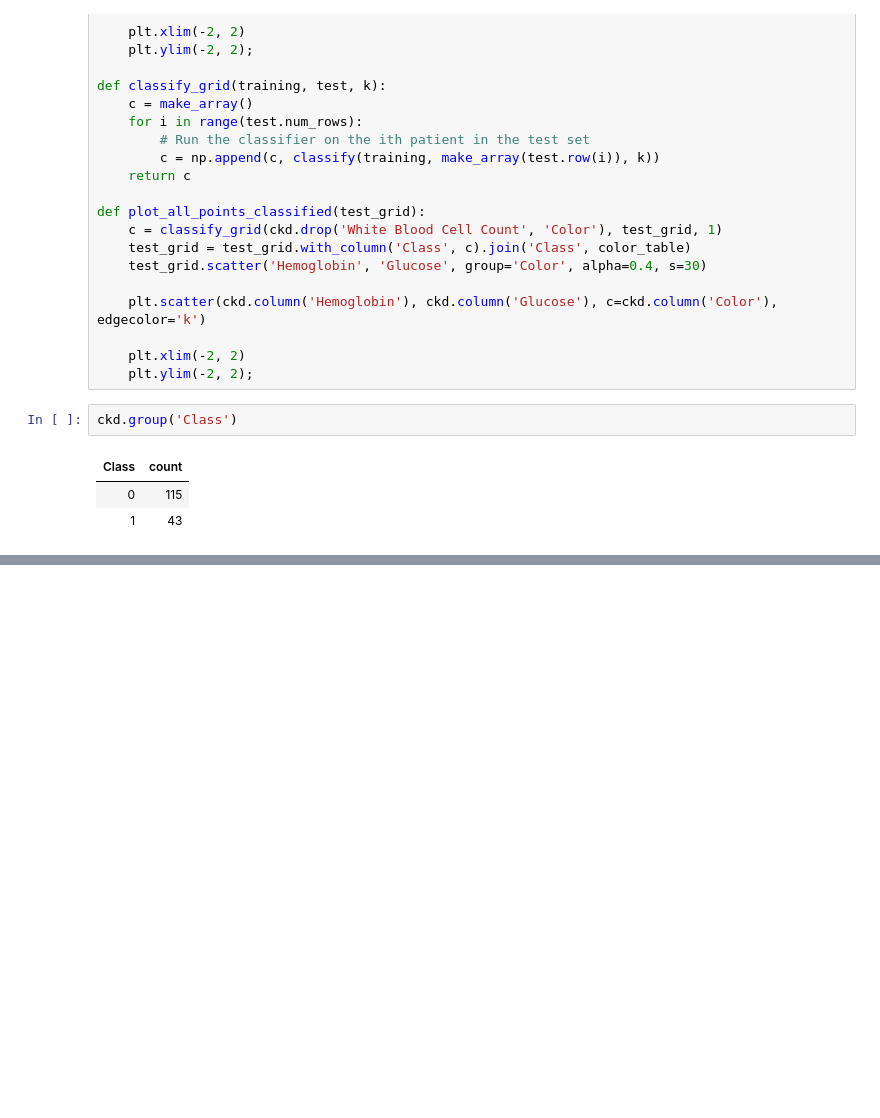
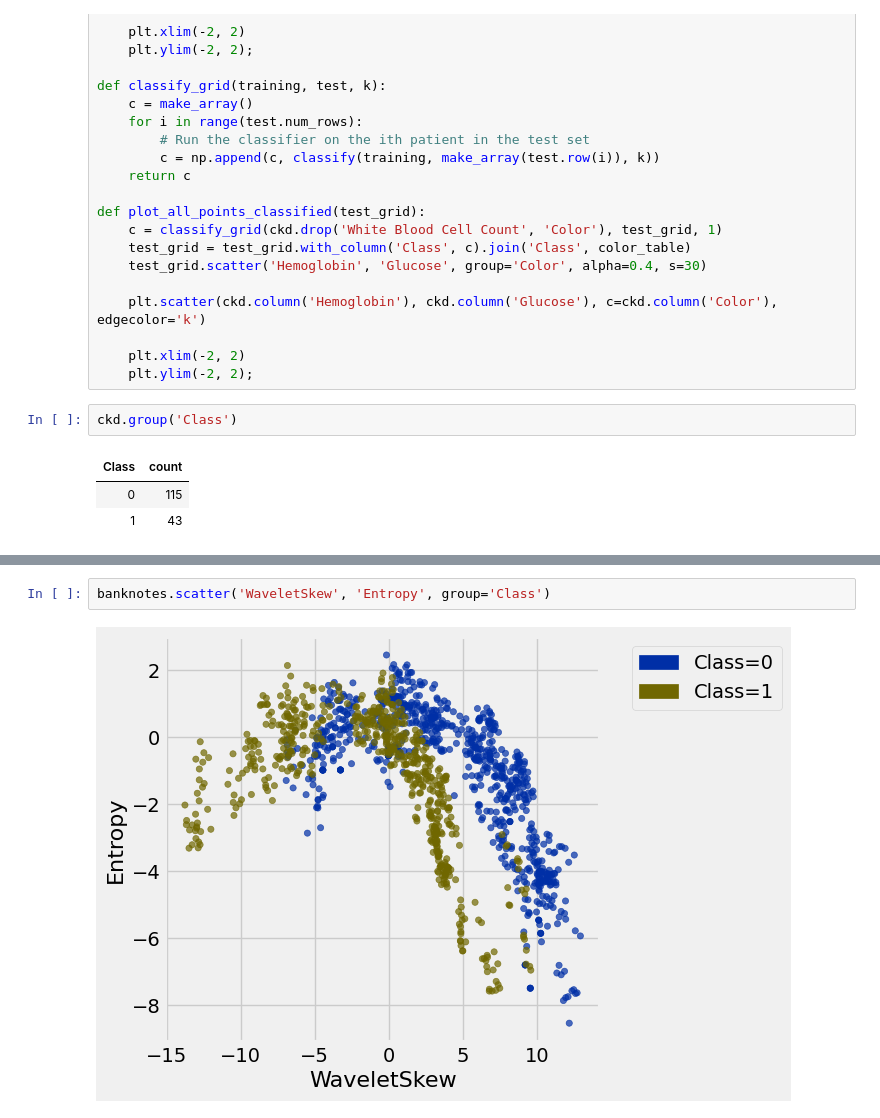
Before and after one commit to lochnes-007/Data8, a Jupyter notebook: 35-Classification.ipynb, the cells around one changed output, grey strips where cells are left out. Cells and saved outputs as stored; diff of their text form; blank space fills up the shorter version.

```diff
--- a/35-Classification.ipynb
+++ b/35-Classification.ipynb
@@ -106,0 +156,4 @@ ckd.scatter('White Blood Cell Count', 'Glucose', group='Class')
+# %%
+banknotes.scatter('WaveletSkew', 'Entropy', group='Class')
+# %% [output]
+[figure, added]
```
Also changed, not shown: parts of 17 cells of this notebook.
